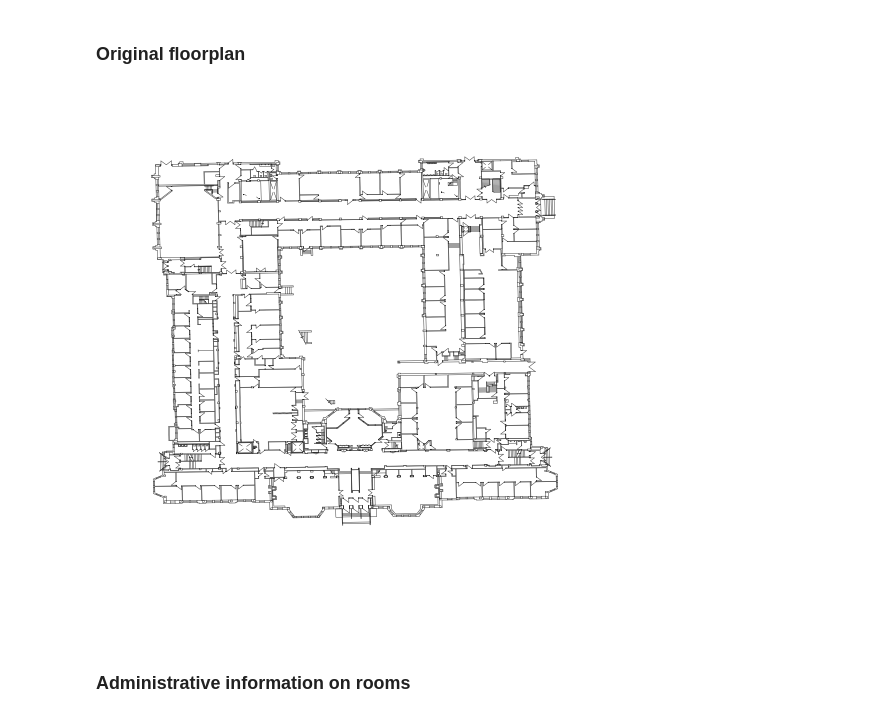
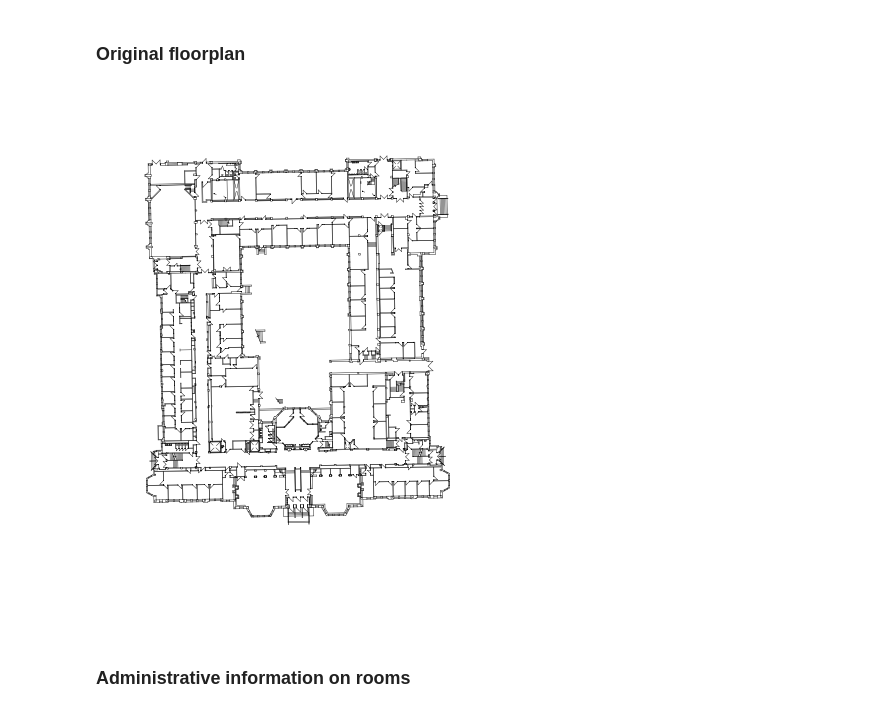
Before and after one commit to yonghah/geopandas-for-architecture, a Jupyter notebook: Floorplan Analysis with Geopandas and NetworkX.ipynb, the cells around one changed output. Cells and saved outputs as stored; diff of their text form; code cells hidden in the pictures.

```diff
--- a/Floorplan Analysis with Geopandas and NetworkX.ipynb
+++ b/Floorplan Analysis with Geopandas and NetworkX.ipynb
@@ -36,13 +37,14 @@ plt.show()
 # %%
 graphics = gpd.read_file(gdb_path, layer=3)  # third layer in the gdb
 
 fig, ax = plt.subplots()
 fig.set_size_inches(6, 6)
 ax.axison = False
+ax.set_aspect('equal')
 graphics.plot(ax=ax, linewidth=0.3, color='k')
 plt.show()
 # %% [output]
-[figure, old version]
+[figure, new version]
 # %% [markdown]
 ### Administrative information on rooms
 # %%
```
Also changed, not shown: parts of 3 cells of this notebook, 1 other file.
